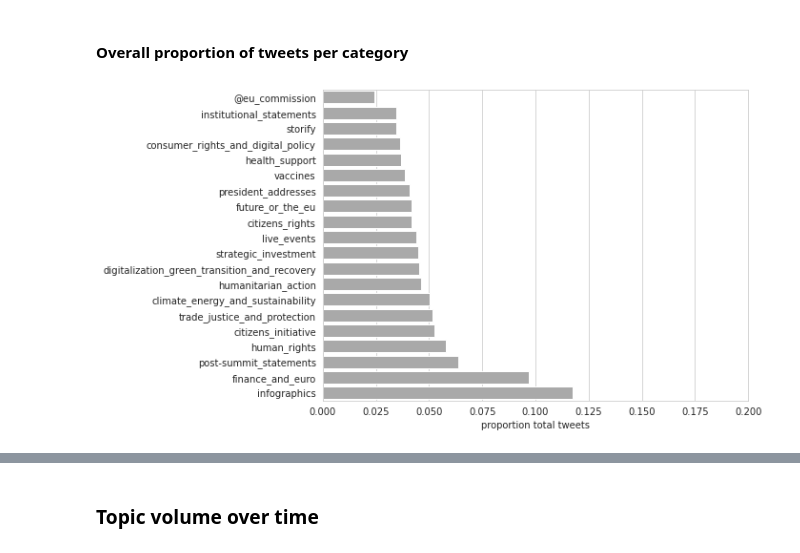
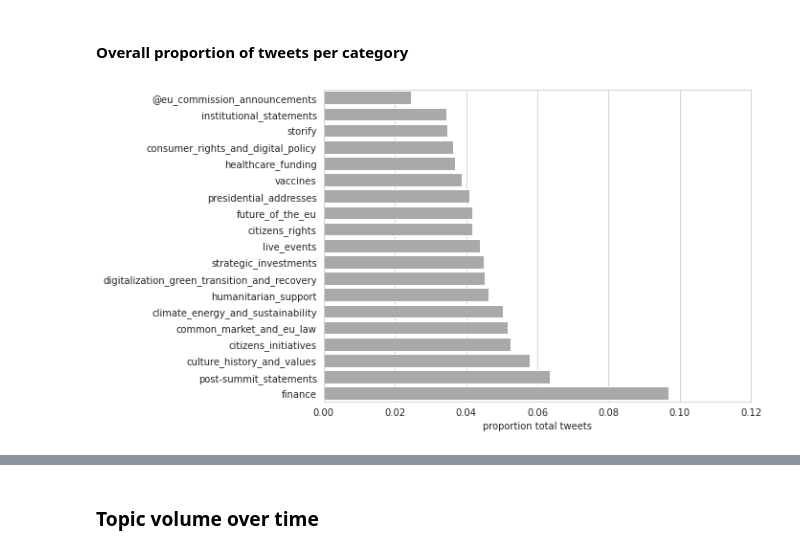
Before and after one commit to rbroc/eucomm-twitter, a Jupyter notebook: process_data.ipynb, the cells around one changed output, grey strips where cells are left out. Drawn from its saved outputs; the diff is of its cells as text; code cells hidden in the pictures.

Commit message:
refined analysis and add topic coherence

```diff
--- a/process_data.ipynb
+++ b/process_data.ipynb
@@ -452,36 +454,37 @@ Tweets
 # %%
 topic_20comp = ['digitalization_green_transition_and_recovery',
                 'climate_energy_and_sustainability',
-                'health_support',
+                'healthcare_funding',
                 'storify',
-                'citizens_initiative',
-                'trade_justice_and_protection',
+                'citizens_initiatives',
+                'common_market_and_eu_law',
                 'infographics',
                 'post-summit_statements',
-                'humanitarian_action',
-                'strategic_investment',
+                'humanitarian_support',
+                'strategic_investments',
                 'vaccines',
-                'human_rights',
-                'president_addresses',
-                'finance_and_euro',
+                'culture_history_and_values',
+                'presidential_addresses',
+                'finance',
                 'citizens_rights',
                 'live_events',
                 'institutional_statements',
                 'consumer_rights_and_digital_policy',
-                'future_or_the_eu',
-                '@eu_commission']
-exclude_20 = ['president_addresses',
+                'future_of_the_eu',
+                '@eu_commission_announcements']
+exclude_20 = ['presidential_addresses',
               'infographics',
               'post-summit_statements',
               'live_events',
               'storify',
               'institutional_statements',
-              '@eu_commission']
+              '@eu_commission_announcements']
 # %% [markdown]
 Load annotated dataset
 # %%
 for i in range(20):
-    topic_20d = topic_20d.rename({f'topic_{i}': topic_20comp[i]}, axis=1)
+    topic_20d = topic_20d.rename({f'topic_{i}': topic_20comp[i]},
+                                 axis=1)
 topic_20d['top_topic'] = topic_20d[topic_20comp].apply(lambda x: topic_20comp[x.argmax()],
                                                        axis=1)
 topic_20d['confidence'] = topic_20d[topic_20comp].apply(lambda x: x.max(), axis=1)
@@ -565,11 +568,11 @@ prop_topic['is_events'] = prop_topic['top_topic'].isin(exclude_20).astype(int)
 #### Overall proportion of tweets per category
 # %%
 fig, ax = plt.subplots(figsize=(8,6))
-sns.barplot(data=prop_topic[prop_topic['top_topic']!='maps_and_visuals'].sort_values(by='text'),
+sns.barplot(data=prop_topic[prop_topic['top_topic']!='infographics'].sort_values(by='text'),
             y='top_topic', x='text', color='darkgrey')
 plt.xlabel('proportion total tweets')
 plt.ylabel('')
-plt.xlim(0, 0.2)
+plt.xlim(0, 0.12)
 plt.show()
 # %% [output]
-[figure, old version]
+[figure, new version]
```
Also changed, not shown: parts of 31 cells of this notebook.
